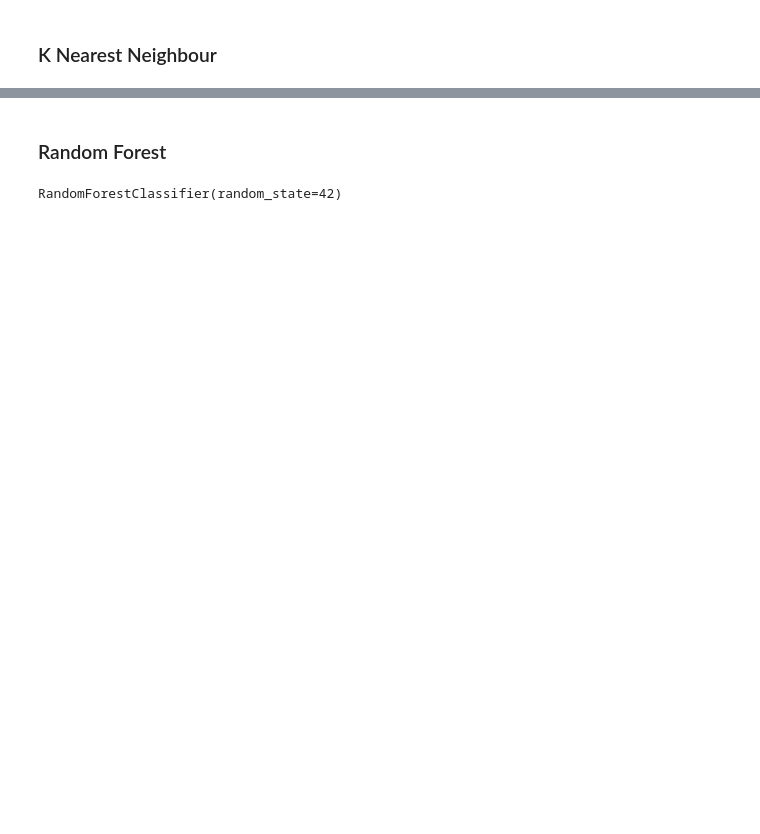
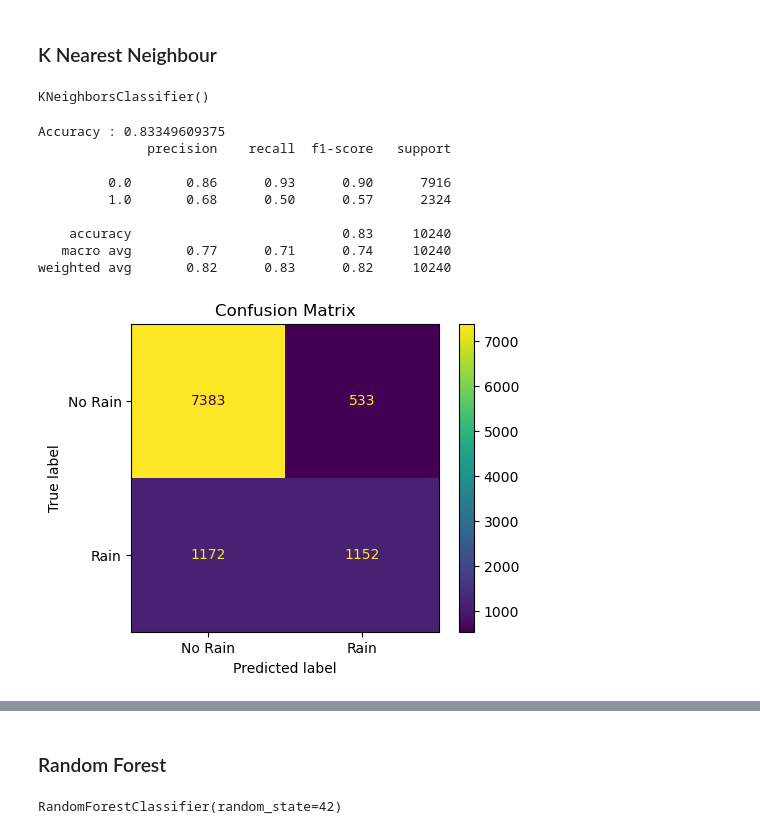
Before and after one commit to augustusamedume1234/Data-Mining-Assigment-3, a Jupyter notebook: Assignment3.ipynb, the cells around one changed output, grey strips where cells are left out. Drawn from its saved outputs; the diff is of its cells as text; code cells hidden in the pictures; blank space fills up the shorter version.

```diff
--- a/Assignment3.ipynb
+++ b/Assignment3.ipynb
@@ -134,2 +175,24 @@ Feature names unseen at fit time:
 # %% [markdown]
 ### K Nearest Neighbour
+# %%
+from sklearn.neighbors import KNeighborsClassifier
+
+knn_model = KNeighborsClassifier(n_neighbors=5)
+knn_model.fit(X_train, y_train)
+# %% [output]
+KNeighborsClassifier()
+# %%
+y_pred= knn_model.predict(X_test)
+# %%
+evaluate(y_test, y_pred)
+# %% [output]
+Accuracy : 0.83349609375
+              precision    recall  f1-score   support
+
+         0.0       0.86      0.93      0.90      7916
+         1.0       0.68      0.50      0.57      2324
+
+    accuracy                           0.83     10240
+   macro avg       0.77      0.71      0.74     10240
+weighted avg       0.82      0.83      0.82     10240
+[figure, added]
```
Also changed, not shown: parts of 15 cells of this notebook, 4 other files.
